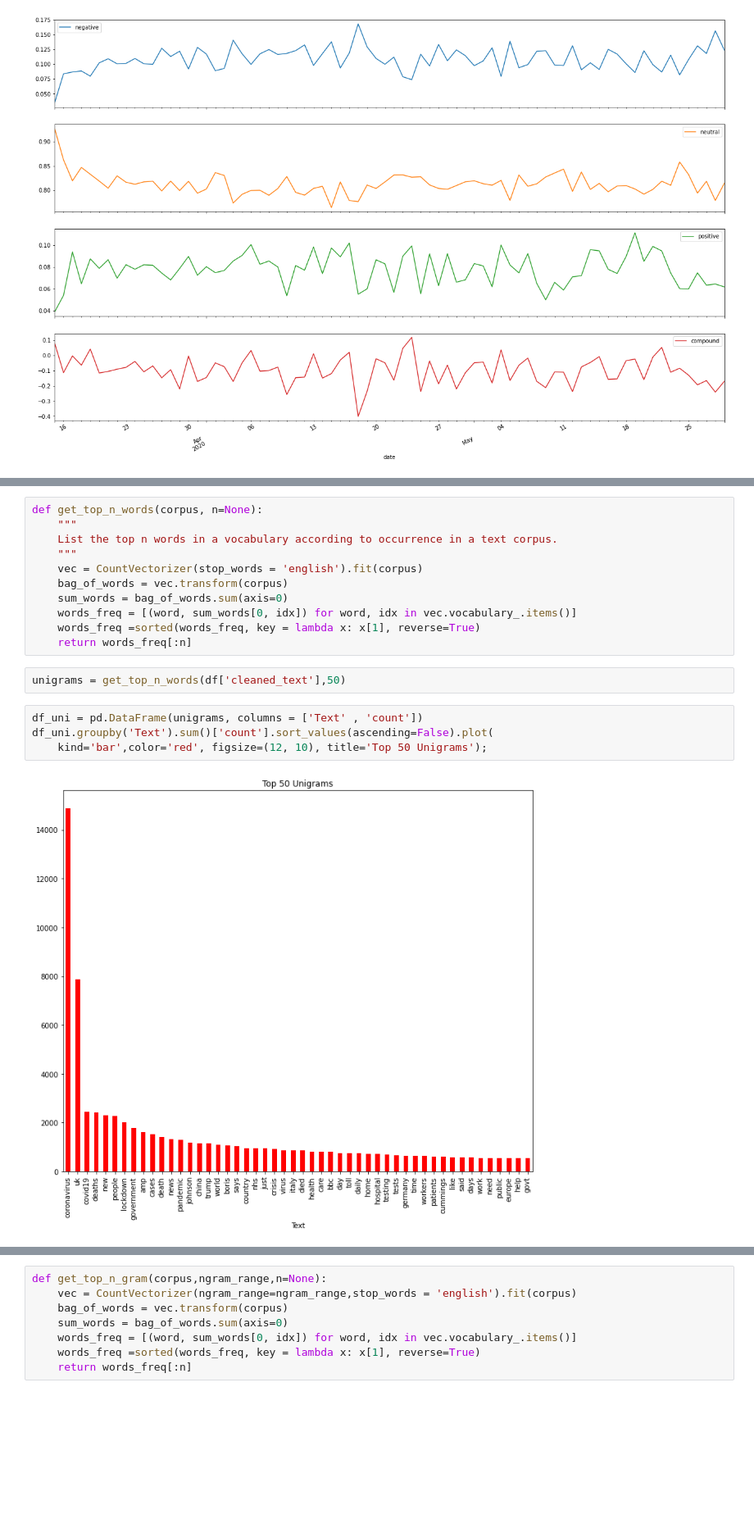
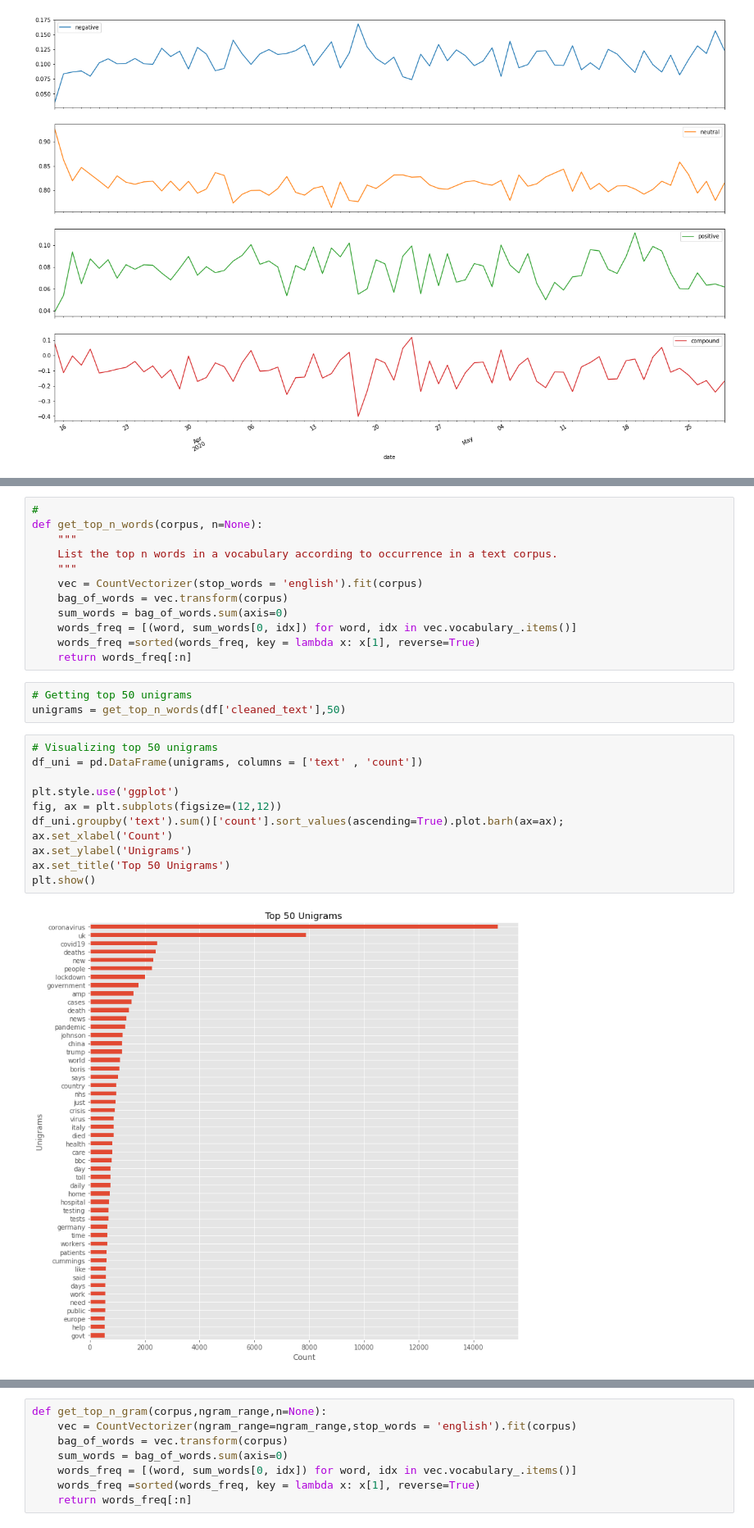
Before and after one commit to esraguzel/dsc-capstone-project-v2-onl01-dtsc-ft-012120, a Jupyter notebook: extract_tweets.ipynb, the cells around one changed output, grey strips where cells are left out. Shown at 82% size. Drawn from its saved outputs; the diff is of its cells as text; blank space fills up the shorter version.

```diff
--- a/extract_tweets.ipynb
+++ b/extract_tweets.ipynb
@@ -320,6 +393,7 @@ import pandas as pd
 import numpy as np
 np.random.seed(0)
 # %%
+#
 def get_top_n_words(corpus, n=None):
     """
     List the top n words in a vocabulary according to occurrence in a text corpus.
@@ -331,10 +405,18 @@ def get_top_n_words(corpus, n=None):
     words_freq =sorted(words_freq, key = lambda x: x[1], reverse=True)
     return words_freq[:n]
 # %%
+# Getting top 50 unigrams
 unigrams = get_top_n_words(df['cleaned_text'],50)
-# %%
-df_uni = pd.DataFrame(unigrams, columns = ['Text' , 'count'])
-df_uni.groupby('Text').sum()['count'].sort_values(ascending=False).plot(
-    kind='bar',color='red', figsize=(12, 10), title='Top 50 Unigrams');
-# %% [output]
-[figure, removed]
+# %%
+# Visualizing top 50 unigrams
+df_uni = pd.DataFrame(unigrams, columns = ['text' , 'count'])
+
+plt.style.use('ggplot')
+fig, ax = plt.subplots(figsize=(12,12))
+df_uni.groupby('text').sum()['count'].sort_values(ascending=True).plot.barh(ax=ax);
+ax.set_xlabel('Count')
+ax.set_ylabel('Unigrams')
+ax.set_title('Top 50 Unigrams')
+plt.show()
+# %% [output]
+[figure, added]
```
Also changed, not shown: parts of 53 cells of this notebook.
